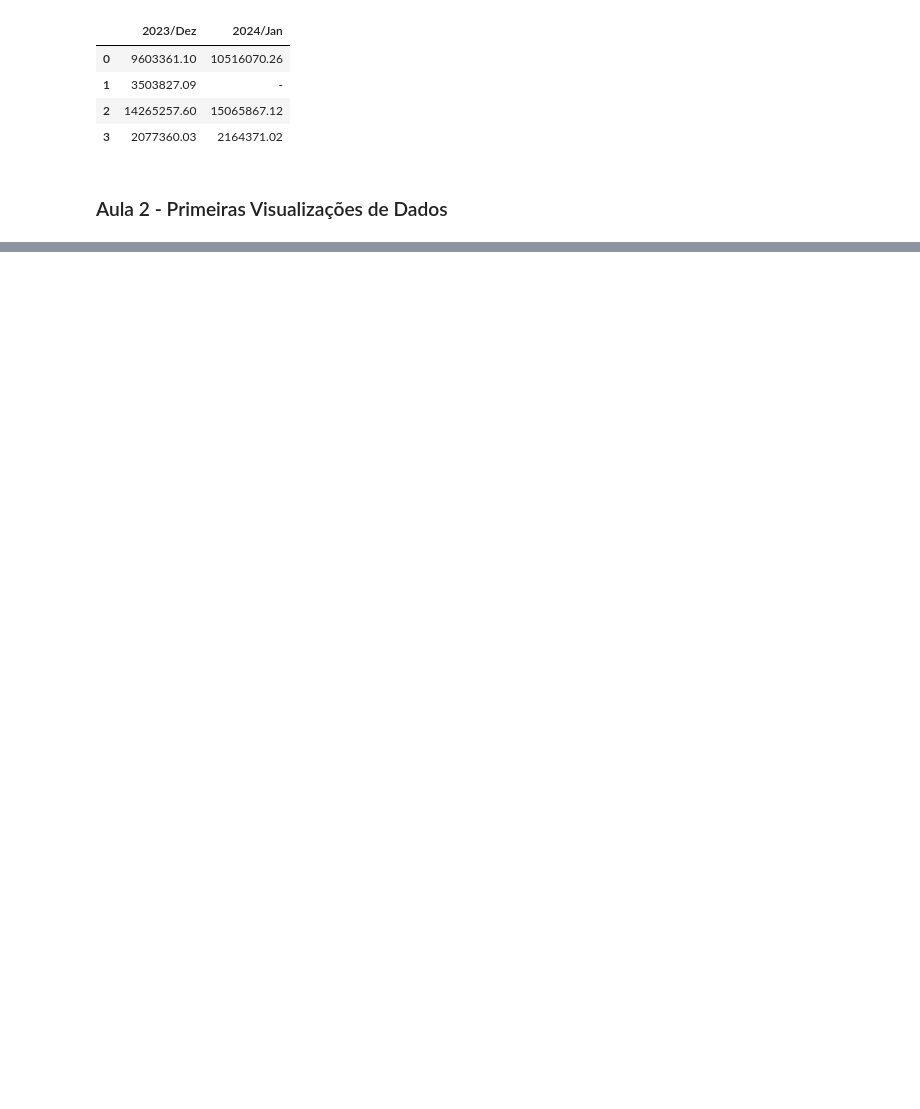
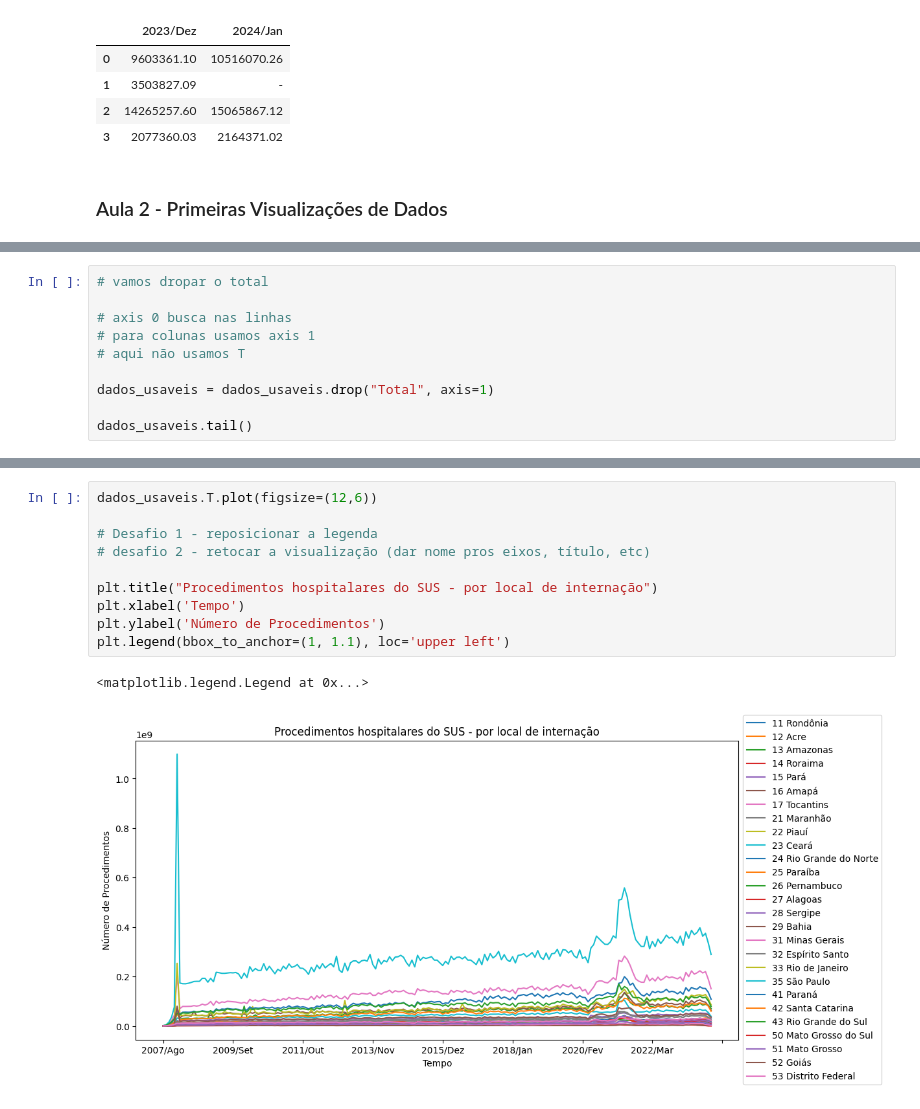
Before and after one commit to marialuisamartins/PosGrad_Data_Analytics_FIAP, a Jupyter notebook: AnaliseExploratoriaDeDados.ipynb, the cells around one changed output, grey strips where cells are left out. Saved outputs shown, nothing was run; the diff lists cells and outputs as text; blank space fills up the shorter version.

```diff
--- a/AnaliseExploratoriaDeDados.ipynb
+++ b/AnaliseExploratoriaDeDados.ipynb
@@ -201,0 +418,10 @@ Text(0.5, 1.0, 'Valor por unidade da federação')
+# %%
+# vamos dropar o total
+
+# axis 0 busca nas linhas
+# para colunas usamos axis 1
+# aqui não usamos T
+
+dados_usaveis = dados_usaveis.drop("Total", axis=1)
+
+dados_usaveis.tail()
@@ -201,0 +437,13 @@ Text(0.5, 1.0, 'Valor por unidade da federação')
+# %%
+dados_usaveis.T.plot(figsize=(12,6))
+
+# Desafio 1 - reposicionar a legenda
+# desafio 2 - retocar a visualização (dar nome pros eixos, título, etc)
+
+plt.title("Procedimentos hospitalares do SUS - por local de internação")
+plt.xlabel('Tempo')
+plt.ylabel('Número de Procedimentos')
+plt.legend(bbox_to_anchor=(1, 1.1), loc='upper left')
+# %% [output]
+<matplotlib.legend.Legend at 0x...>
+[figure, added]
```
Also changed, not shown: parts of 51 cells of this notebook.
